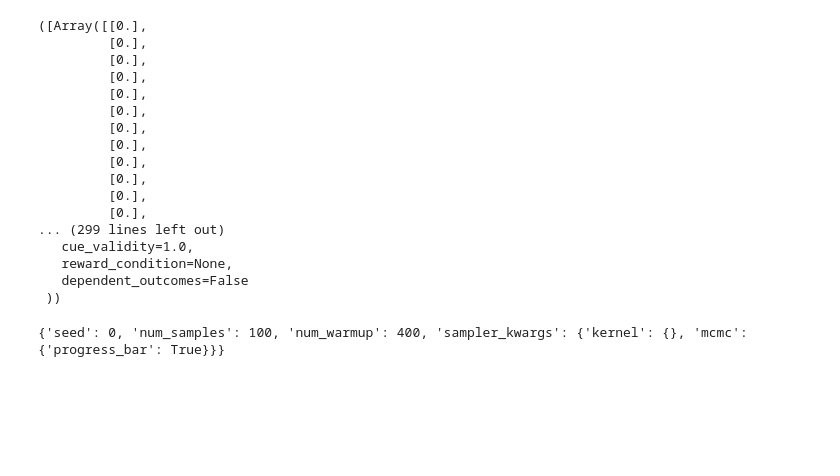
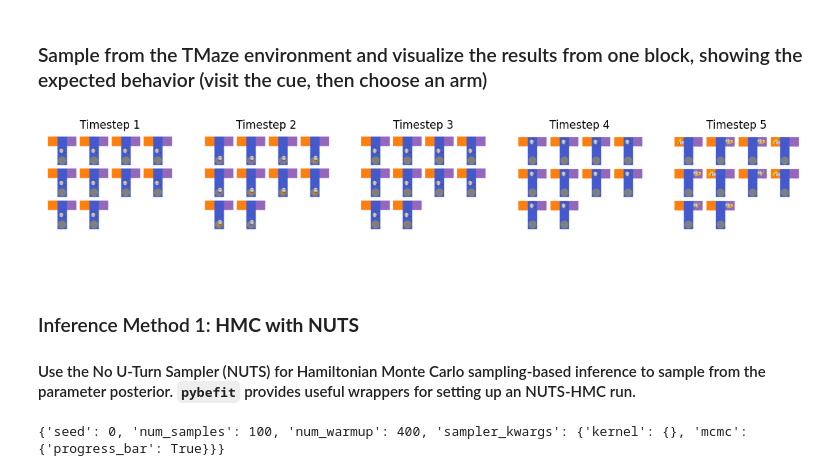
Before and after one commit to infer-actively/pymdp, a Jupyter notebook: examples/model_fitting/fitting_with_pybefit.ipynb, the cells around one changed output. Saved outputs shown, nothing was run; the diff lists cells and outputs as text; code cells hidden in the pictures; blank space fills up the shorter version.

```diff
--- a/examples/model_fitting/fitting_with_pybefit.ipynb
+++ b/examples/model_fitting/fitting_with_pybefit.ipynb
@@ -26,15 +39,15 @@ from numpyro.infer import Predictive
 seed_key = jr.PRNGKey(101)
 
 # setting the parameters for the environment
-batch_size = 100 # batch_size, which in this case corresponds to the number of agents to fit in parallel
-num_blocks = 25
-num_timesteps = 5
+batch_size = 10 # batch_size, which in this case corresponds to the number of agents to fit in parallel
+num_blocks = 50  # number of blocks (number of multi-timestep episodes that are run sequentially, per agent)
+num_timesteps = 5 # number of timesteps (or "trials") per block
 
 reward_condition = None # 0 is reward in left arm, 1 is reward in right arm, None is random allocation
-reward_probability = 0.9 # 90% chance of reward in the correct arm
-punishment_probability = 0.8 # 80% chance of punishment in the other arm
+reward_probability = 0.98 # 98% chance of reward in the correct arm
+punishment_probability = 0.0 # 80% chance of punishment in the other arm
 cue_validity = 1.0 # 100% valid cues
-dependent_outcomes = False # if True, punishment occurs as a function of reward probability (i.e., if reward probability is 0.8, then 20% punishment). If False, punishment occurs with set probability (i.e., 20% no outcome and punishment will only occur in the other (non-rewarding) arm)
+dependent_outcomes = True # if True, punishment occurs as a function of reward probability (i.e., if reward probability is 0.8, then 20% punishment). If False, punishment occurs with set probability (i.e., 20% no outcome and punishment will only occur in the other (non-rewarding) arm)
 
 # initialising the environment. see tmaze.py in pymdp/envs for the implementation details.
 task = TMaze(
@@ -83,28 +64 @@ model_dims = agents.get_model_dimensions()  # get model dimensions for useful do
-# %%
-# test env step method
-keys = jr.split(key, batch_size)
-obs, task = task.step(keys)
-
-actions = jnp.zeros((batch_size, len(model_dims["num_controls"])), dtype=jnp.uint8)
-obs, task = task.step(keys, actions=actions)
-
-task.reset(jr.split(keys[-1], batch_size))
-# %% [output]
-([Array([[0.],
-         [0.],
-         [0.],
-         [0.],
-         [0.],
-         [0.],
-         [0.],
-         [0.],
-         [0.],
-         [0.],
-         [0.],
-         [0.],
-... (299 lines left out)
-   cue_validity=1.0,
-   reward_condition=None,
-   dependent_outcomes=False
- ))
 # %%
@@ -163,6 +133,8 @@ key, _key = jr.split(seed_key)
 z = jr.normal(_key, shape=(num_agents, num_params)) / 10
 
 agents = transform(z)
+# %% [markdown]
+### Sample from the TMaze environment and visualize the results from one block, showing the expected behavior (visit the cue, then choose an arm)
 # %%
 opts_task = {
     "task": task,
@@ -177,6 +149,35 @@ model = NumpyroModel(prior, transform, likelihood, opts=opts_model)
 pred = Predictive(model, num_samples=1)
 key, _key = jr.split(key)
 samples = pred(_key)
+# %%
+frames = []
+for t in range(num_timesteps):  # iterate over timesteps
+    # get observations for this timestep
+    observations_t = [
+        samples["outcomes"][0][0,0,:, t], # subset by predictive sample (first leading dimension) and block (second leading dimension)
+        samples["outcomes"][1][0,0,:, t],
+        samples["outcomes"][2][0,0,:, t]
+    ]
+    observations_t = jtu.tree_map(lambda x: jnp.expand_dims(x, -1), observations_t) # add lagging dimension as is done before returning in task.step()
+
+    frame = task.render(mode="rgb_array", observations=observations_t).astype(jnp.uint8) # render the environment using the observations for this timestep
+    plt.close()  # close the figure to prevent memory leak
+    frames.append(frame)
+
+frames = jnp.array(frames, dtype=jnp.uint8)
+
+## Make a panel of subplots showing the frames at different timesteps of the video sequence (don't assume mediapy dependency)
+fig, axes = plt.subplots(1, num_timesteps, figsize=(15, 5))
+for i in range(num_timesteps):
+    axes[i].imshow(frames[i])
+    axes[i].axis('off')
+    axes[i].set_title(f'Timestep {i+1}')
+plt.show()
+# %% [output]
+[figure, added]
+# %% [markdown]
+### Inference Method 1: **HMC with NUTS**
+#### Use the No U-Turn Sampler (NUTS) for Hamiltonian Monte Carlo sampling-based inference to sample from the parameter posterior. `pybefit` provides useful wrappers for setting up an NUTS-HMC run.
 # %%
 # perform inference on parameters using no-u-turn sampler (NUTS)
 # opts_sampling dictionary can be used to specify various parameters
```
Also changed, not shown: parts of 17 cells of this notebook.
